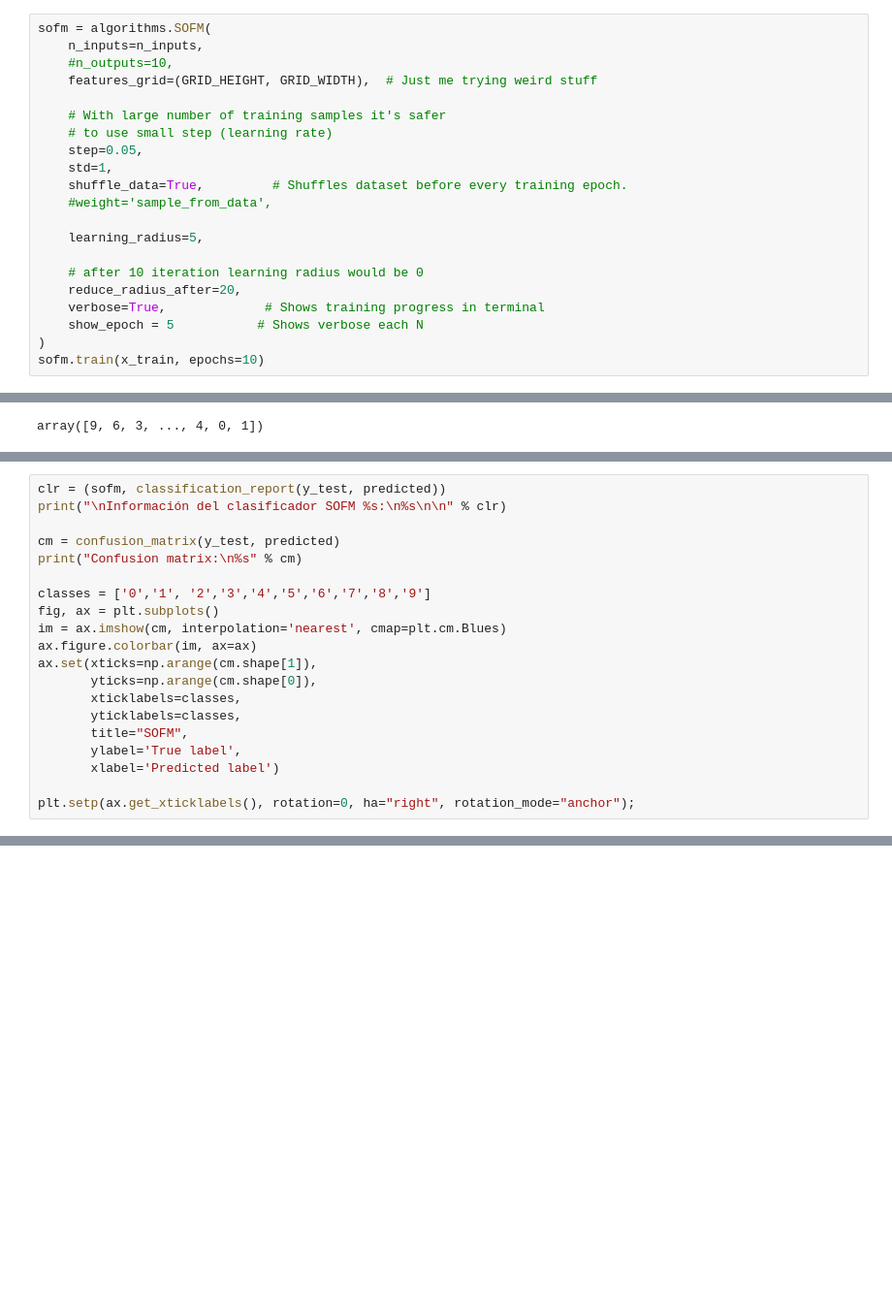
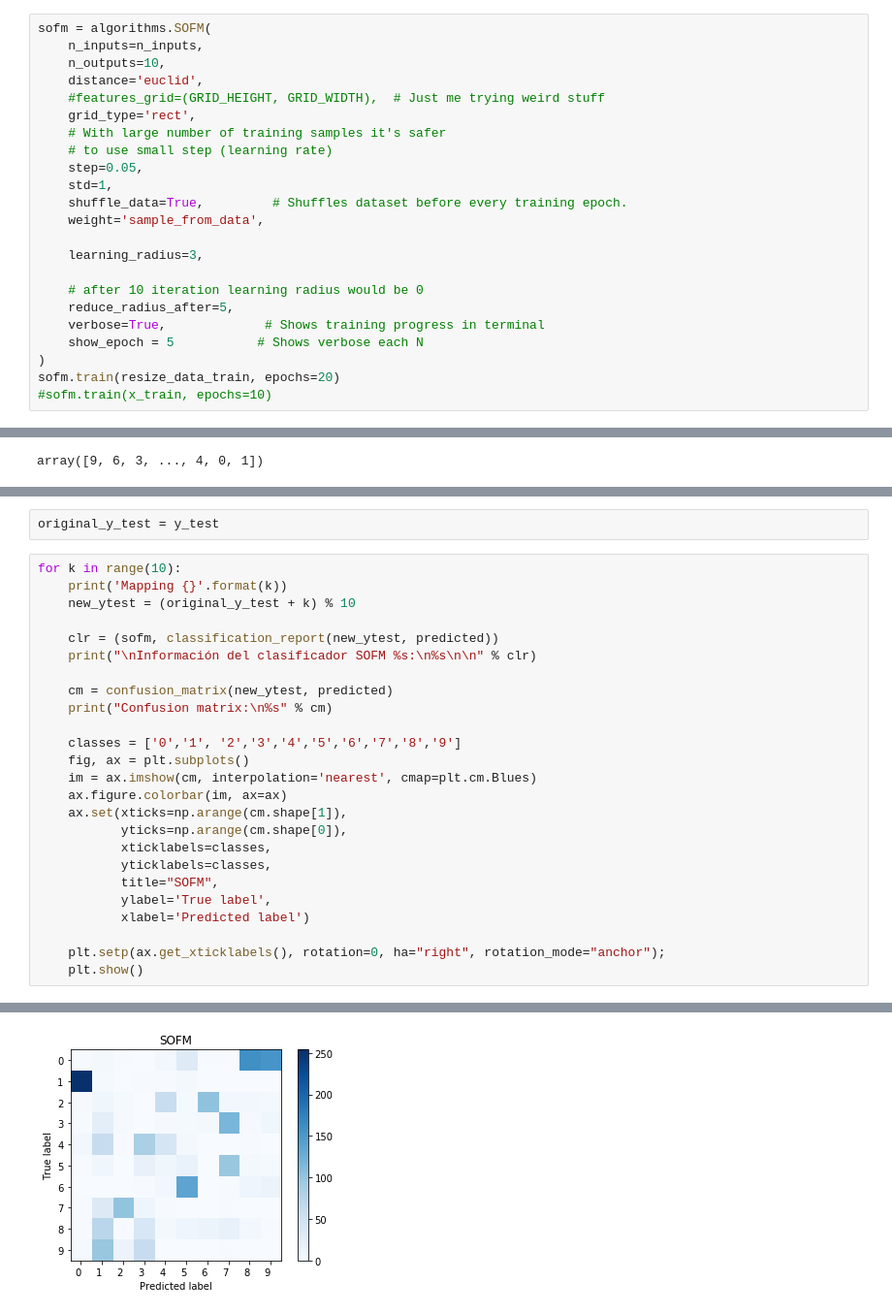
Before and after one commit to JoaoRacedo/AI_Classifiers, a Jupyter notebook: Zip_code.ipynb, the cells around one changed output, grey strips where cells are left out. Shown at 97% size. Drawn from its saved outputs; the diff is of its cells as text; blank space fills up the shorter version.

Commit message:
Cambiado Zip_code: 33% de accuracy con el mapping de 0:9

```diff
--- a/Zip_code.ipynb
+++ b/Zip_code.ipynb
@@ -165,24 +171,26 @@ GRID_HEIGHT*GRID_WIDTH
 # %%
 sofm = algorithms.SOFM(
     n_inputs=n_inputs,
-    #n_outputs=10,
-    features_grid=(GRID_HEIGHT, GRID_WIDTH),  # Just me trying weird stuff
-
+    n_outputs=10,
+    distance='euclid',
+    #features_grid=(GRID_HEIGHT, GRID_WIDTH),  # Just me trying weird stuff
+    grid_type='rect',
     # With large number of training samples it's safer
     # to use small step (learning rate)
     step=0.05,
     std=1,
     shuffle_data=True,         # Shuffles dataset before every training epoch.
-    #weight='sample_from_data',
+    weight='sample_from_data',
 
-    learning_radius=5,
+    learning_radius=3,
 
     # after 10 iteration learning radius would be 0
-    reduce_radius_after=20,
+    reduce_radius_after=5,
     verbose=True,             # Shows training progress in terminal
     show_epoch = 5           # Shows verbose each N
 )
-sofm.train(x_train, epochs=10)
+sofm.train(resize_data_train, epochs=20)
+#sofm.train(x_train, epochs=10)
 # %% [output]
 Main information
 
@@ -287,21 +279,29 @@ predicted = sofm.predict(resize_data_test)
 predicted = predicted.nonzero()[1]
+# %%
+original_y_test = y_test
 # %%
-clr = (sofm, classification_report(y_test, predicted))
-print("\nInformación del clasificador SOFM %s:\n%s\n\n" % clr)
+for k in range(10):
+    print('Mapping {}'.format(k))
+    new_ytest = (original_y_test + k) % 10
 
-cm = confusion_matrix(y_test, predicted)
-print("Confusion matrix:\n%s" % cm)
+    clr = (sofm, classification_report(new_ytest, predicted))
+    print("\nInformación del clasificador SOFM %s:\n%s\n\n" % clr)
 
-classes = ['0','1', '2','3','4','5','6','7','8','9']
-fig, ax = plt.subplots()
-im = ax.imshow(cm, interpolation='nearest', cmap=plt.cm.Blues)
-ax.figure.colorbar(im, ax=ax)
-ax.set(xticks=np.arange(cm.shape[1]),
-       yticks=np.arange(cm.shape[0]),
-       xticklabels=classes,
-       yticklabels=classes,
-       title="SOFM",
-       ylabel='True label',
-       xlabel='Predicted label')
+    cm = confusion_matrix(new_ytest, predicted)
+    print("Confusion matrix:\n%s" % cm)
 
-plt.setp(ax.get_xticklabels(), rotation=0, ha="right", rotation_mode="anchor");
+    classes = ['0','1', '2','3','4','5','6','7','8','9']
+    fig, ax = plt.subplots()
+    im = ax.imshow(cm, interpolation='nearest', cmap=plt.cm.Blues)
+    ax.figure.colorbar(im, ax=ax)
+    ax.set(xticks=np.arange(cm.shape[1]),
+           yticks=np.arange(cm.shape[0]),
+           xticklabels=classes,
+           yticklabels=classes,
+           title="SOFM",
+           ylabel='True label',
+           xlabel='Predicted label')
+
+    plt.setp(ax.get_xticklabels(), rotation=0, ha="right", rotation_mode="anchor");
+    plt.show()
+# %% [output]
@@ -307,0 +325 @@ plt.setp(ax.get_xticklabels(), rotation=0, ha="right", rotation_mode="anchor");
+[figure, added]
```
Also changed, not shown: parts of 23 cells of this notebook.
